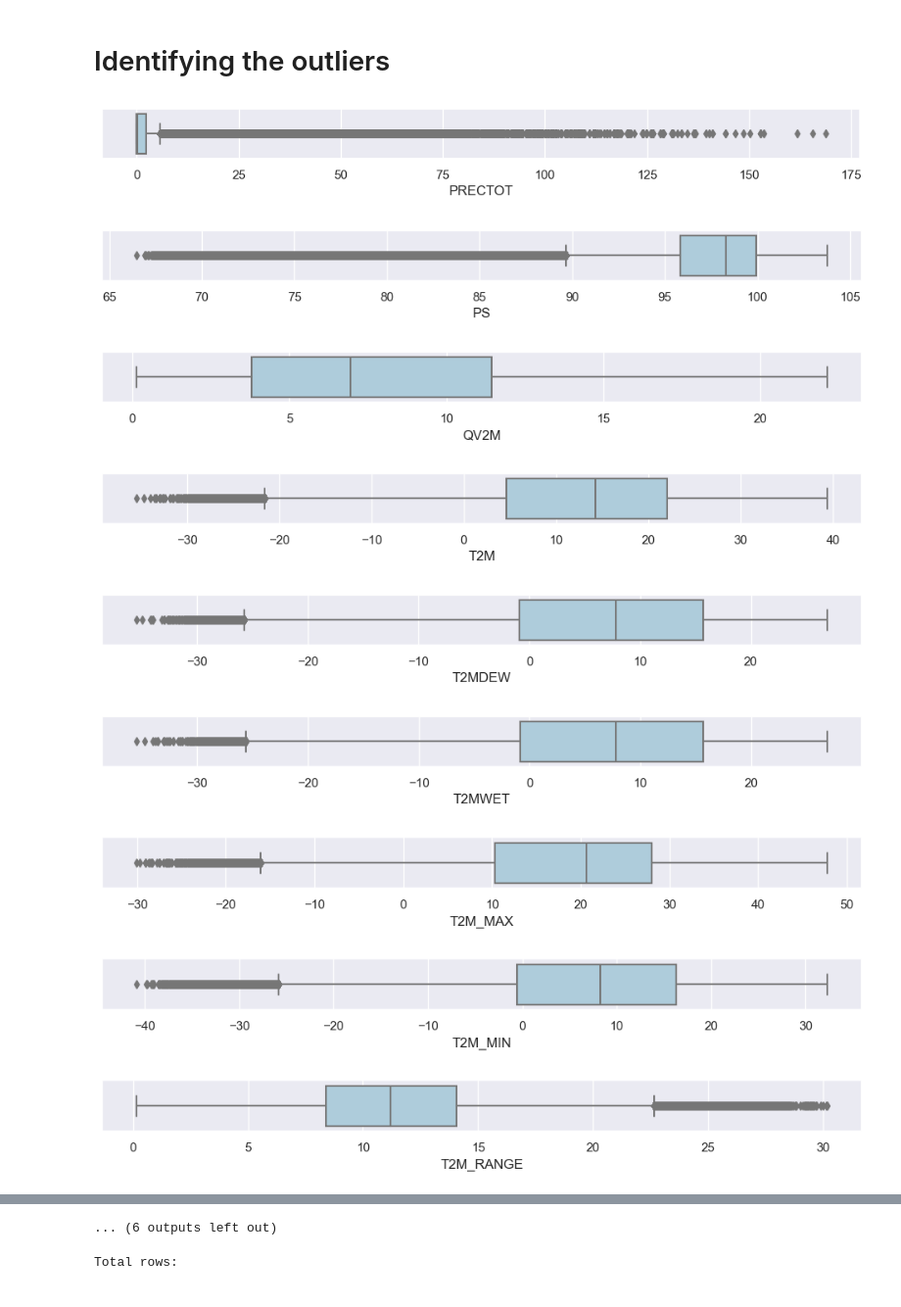
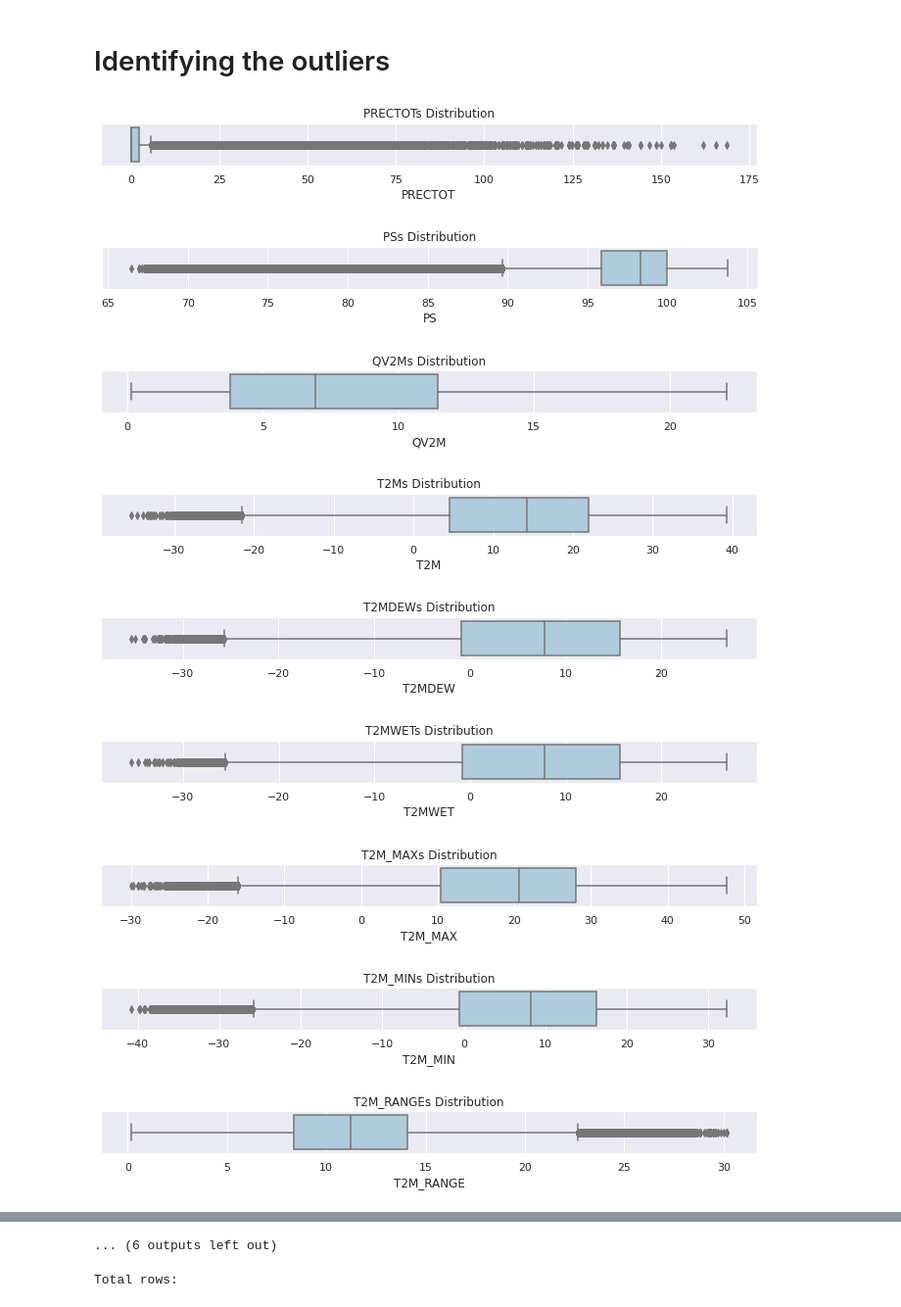
Before and after one commit to rajchoksi1997/CMPE257-Project, a Jupyter notebook: Main_Project.ipynb, the cells around one changed output, grey strips where cells are left out. Shown at 98% size. Drawn from its saved outputs; the diff is of its cells as text; code cells hidden in the pictures.

```diff
--- a/Main_Project.ipynb
+++ b/Main_Project.ipynb
@@ -15,3 +21,5 @@ dataSet = pd.read_csv(r'C:\Users\alekh\Desktop\Drought.csv')
+# %%
+dataSet = pd.read_csv('/content/drive/MyDrive/timeseries.csv.zip')
 # %%
 print("First 5 Rows\n")
 dataSet.head()
@@ -530,18 +439,17 @@ Name: score, dtype: int32
 # %% [markdown]
 # Identifying the outliers
 # %%
-dataSet=dataSet[['PRECTOT','PS','QV2M','T2M','T2MDEW','T2MWET','T2M_MAX','T2M_MIN','T2M_RANGE','TS','WS10M','WS10M_MAX','WS10M_MIN','WS10M_RANGE','WS50M'
-                                  ,'WS50M_MAX','WS50M_MIN','WS50M_RANGE']]
-for column in dataSet:
+for column in measures_df:
         plt.figure(figsize=(12,0.8))
-        sns.boxplot(data=dataSet, x=column,palette="Paired")
+        sns.boxplot(data=measures_df, x=column,palette="Paired")
+        plt.title(f'{column}''s Distribution')
 # %% [output]
-[figure, old version]
+[figure, new version]
-[figure, old version]
+[figure, new version]
-[figure, old version]
+[figure, new version]
-[figure, old version]
+[figure, new version]
-[figure, old version]
+[figure, new version]
-[figure, old version]
+[figure, new version]
-[figure, old version]
+[figure, new version]
-[figure, old version]
+[figure, new version]
-[figure, old version]
+[figure, new version]
```
Also changed, not shown: parts of 66 cells of this notebook.
